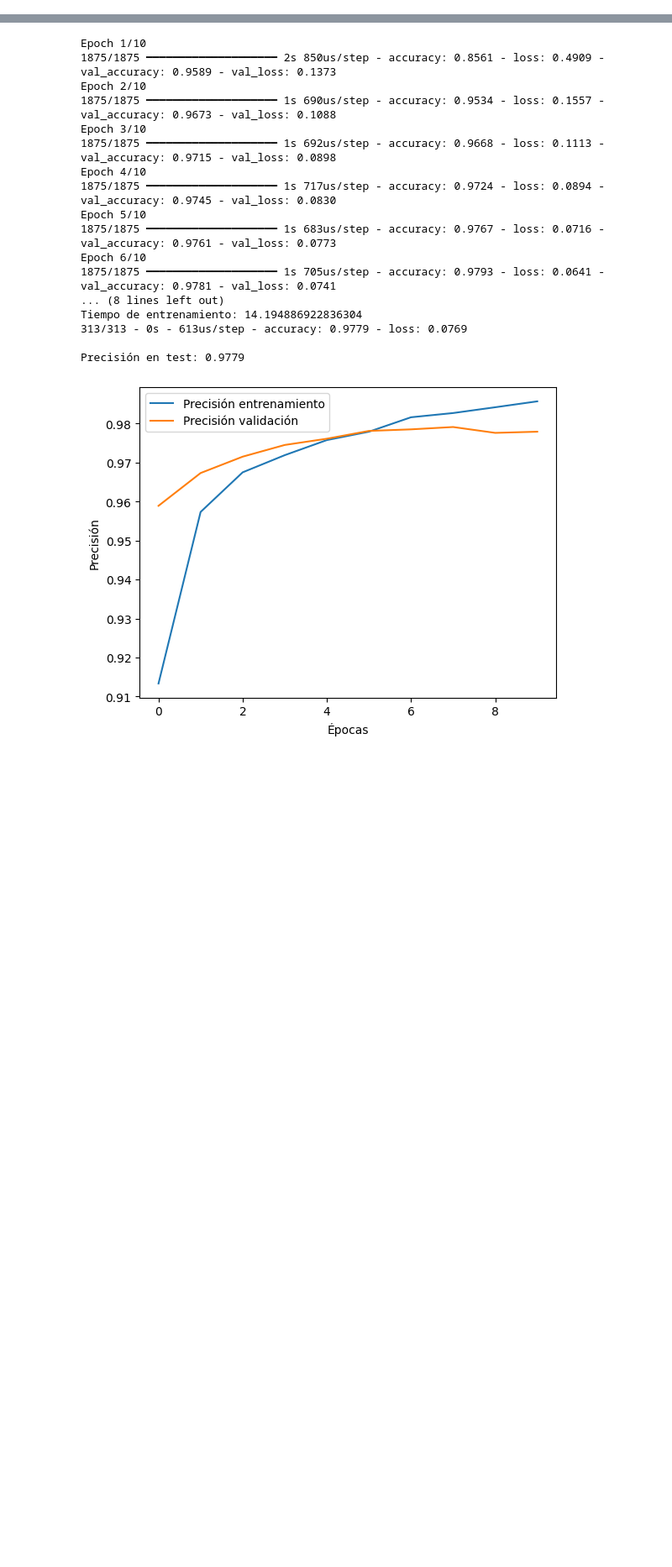
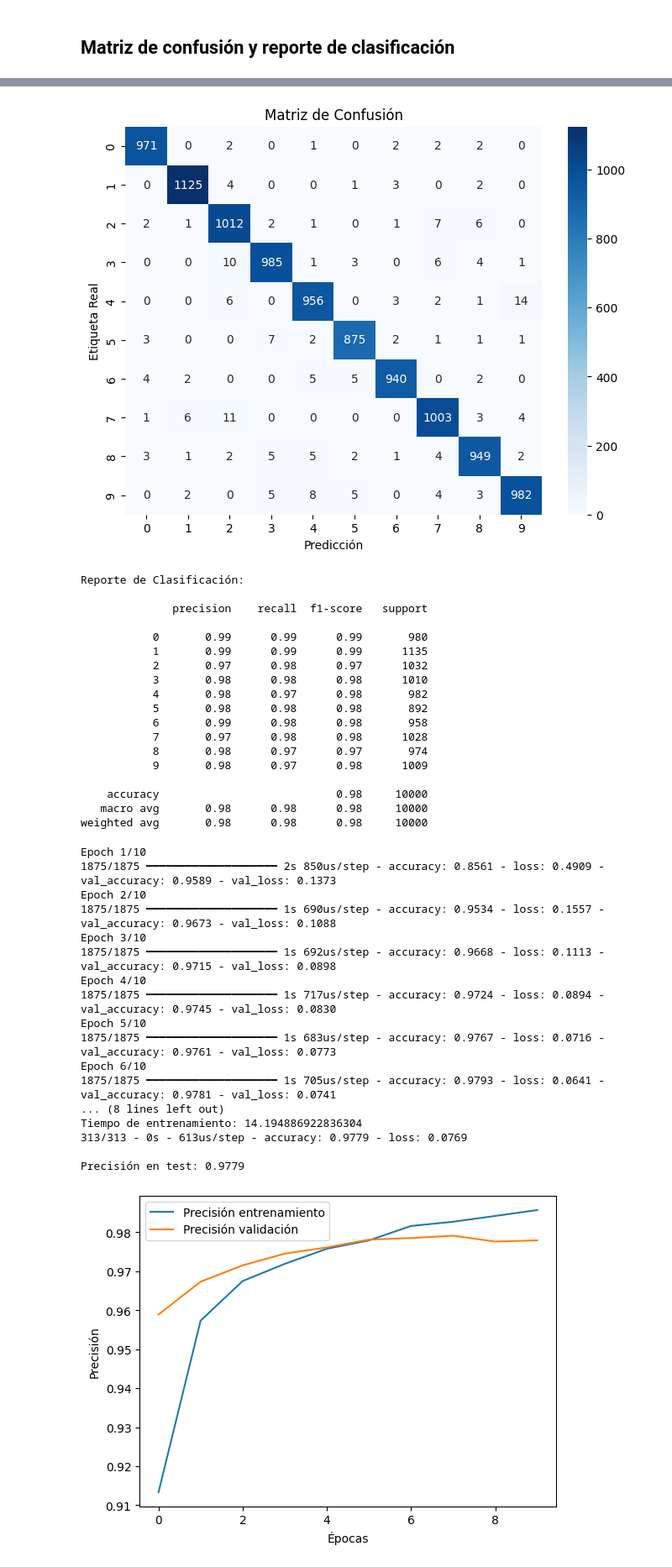
Before and after one commit to gdquintero/dia_matematicas_2025, a Jupyter notebook: mnist.ipynb, the cells around one changed output, grey strips where cells are left out. Shown at 84% size. Cells and saved outputs as stored; diff of their text form; code cells hidden in the pictures; blank space fills up the shorter version.

```diff
--- a/mnist.ipynb
+++ b/mnist.ipynb
@@ -0,0 +116,21 @@
+# %% [markdown]
+## Matriz de confusión y reporte de clasificación
+# %%
+# Generar predicciones en el conjunto de prueba
+y_pred = np.argmax(model.predict(x_test), axis=1)
+
+# Crear la matriz de confusión
+conf_matrix = confusion_matrix(y_test, y_pred)
+
+# Visualizar la matriz de confusión
+plt.figure(figsize=(8, 6))
+sns.heatmap(conf_matrix, annot=True, fmt="d", cmap="Blues", xticklabels=range(10), yticklabels=range(10))
+plt.xlabel("Predicción")
+plt.ylabel("Etiqueta Real")
+plt.title("Matriz de Confusión")
+plt.show()
+
+# Mostrar el reporte de clasificación
+print("\nReporte de Clasificación:\n")
+print(classification_report(y_test, y_pred))
+# %% [output]
@@ -1,3 +138,22 @@
+[figure, added]
+Reporte de Clasificación:
+
+              precision    recall  f1-score   support
+
+           0       0.99      0.99      0.99       980
+           1       0.99      0.99      0.99      1135
+           2       0.97      0.98      0.97      1032
+           3       0.98      0.98      0.98      1010
+           4       0.98      0.97      0.98       982
+           5       0.98      0.98      0.98       892
+           6       0.99      0.98      0.98       958
+           7       0.97      0.98      0.98      1028
+           8       0.98      0.97      0.97       974
+           9       0.98      0.97      0.98      1009
+
+    accuracy                           0.98     10000
+   macro avg       0.98      0.98      0.98     10000
+weighted avg       0.98      0.98      0.98     10000
 # %%
 import tensorflow as tf
 from tensorflow import keras
```
Also changed, not shown: parts of 15 cells of this notebook.
